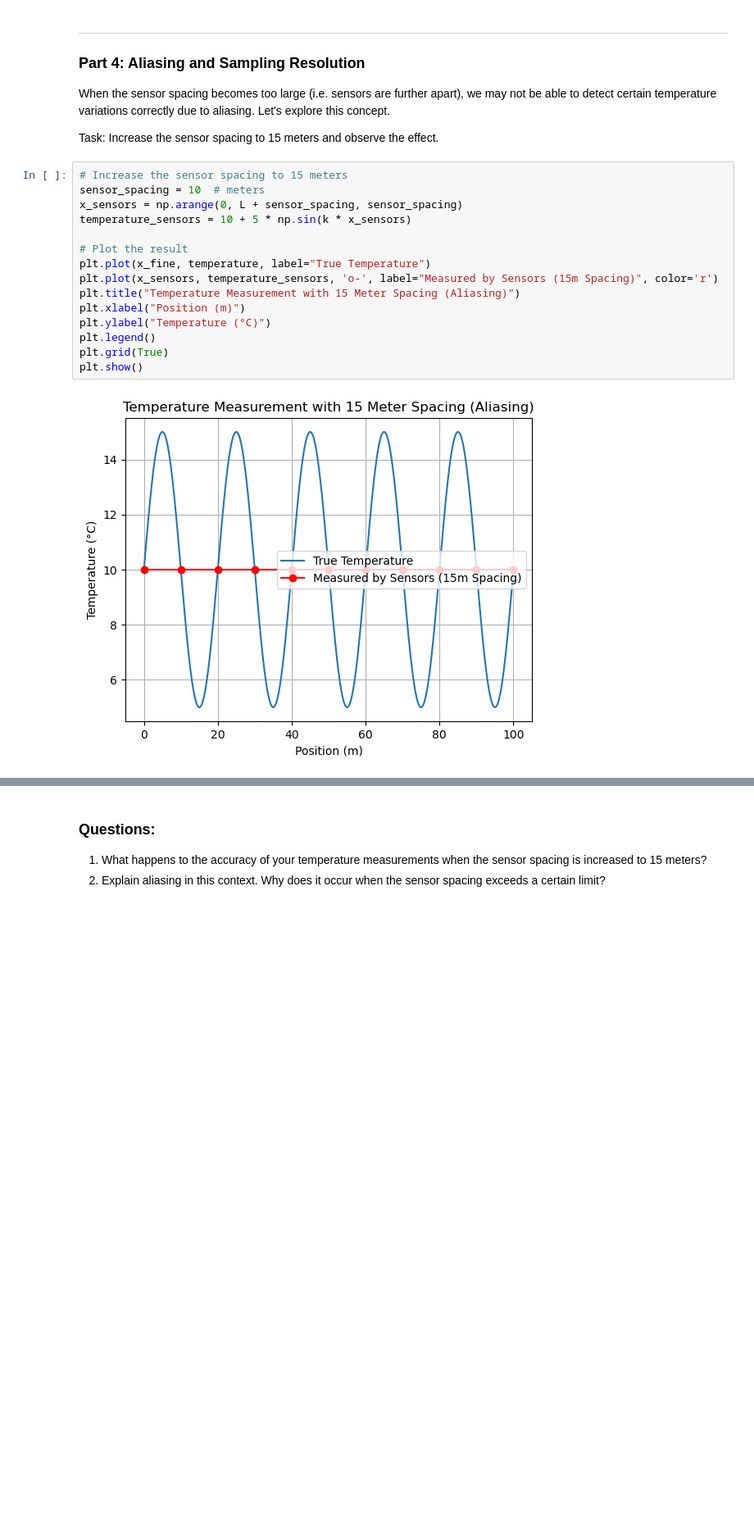
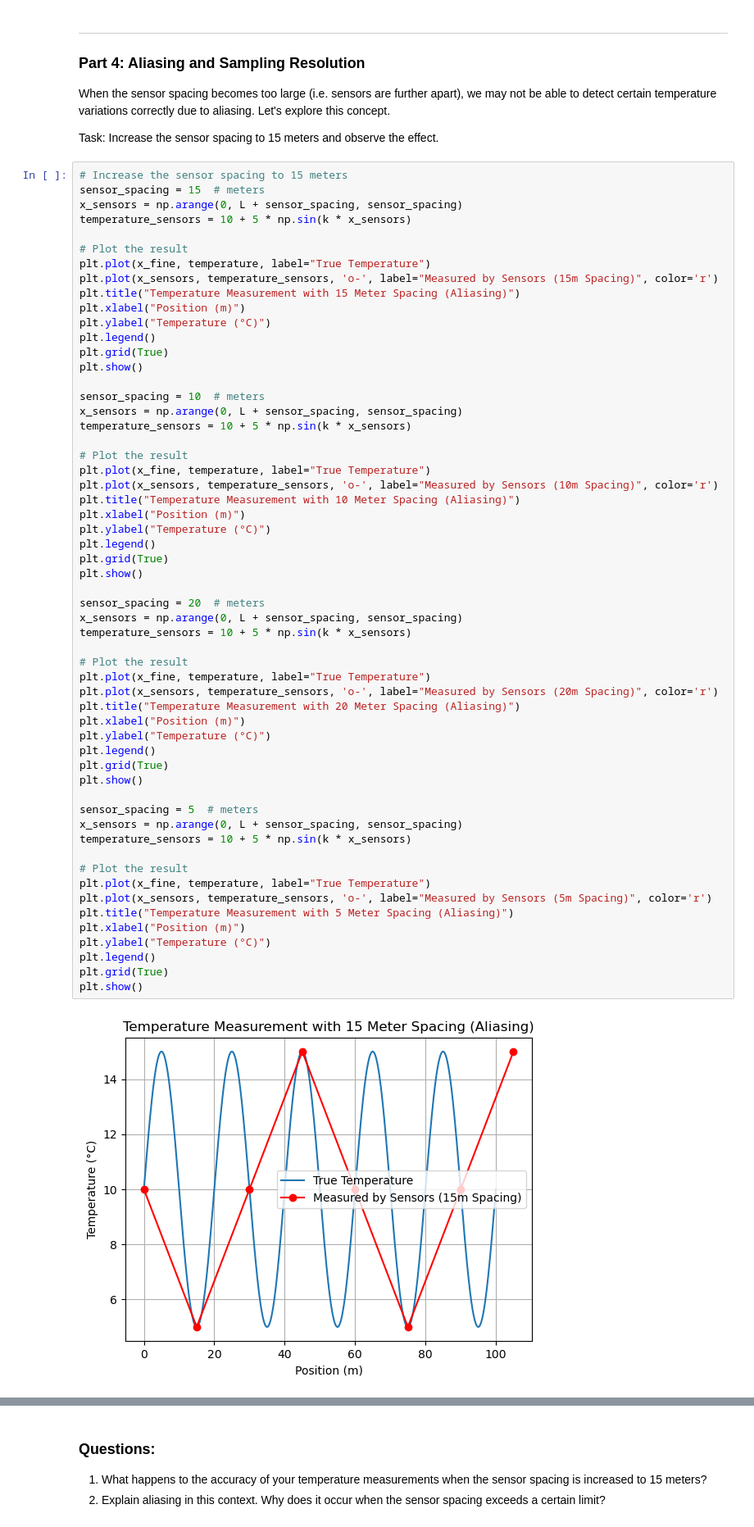
Before and after one commit to acgaribay/Meteo203-2526-Garibay, a Jupyter notebook: exercise_02/exercise_03_wavenumbers.ipynb, the cells around one changed output, grey strips where cells are left out. Shown: that part at 82% size. Cells and saved outputs as stored; diff of their text form; blank space fills up the shorter version.

```diff
--- a/exercise_02/exercise_03_wavenumbers.ipynb
+++ b/exercise_02/exercise_03_wavenumbers.ipynb
@@ -122,18 +134,60 @@ When the sensor spacing becomes too large (i.e. sensors are further apart), we m
 Task: Increase the sensor spacing to 15 meters and observe the effect.
 # %%
 # Increase the sensor spacing to 15 meters
-sensor_spacing = 10  # meters
+sensor_spacing = 15  # meters
 x_sensors = np.arange(0, L + sensor_spacing, sensor_spacing)
 temperature_sensors = 10 + 5 * np.sin(k * x_sensors)
 
 # Plot the result
 plt.plot(x_fine, temperature, label="True Temperature")
 plt.plot(x_sensors, temperature_sensors, 'o-', label="Measured by Sensors (15m Spacing)", color='r')
 plt.title("Temperature Measurement with 15 Meter Spacing (Aliasing)")
 plt.xlabel("Position (m)")
 plt.ylabel("Temperature (°C)")
 plt.legend()
 plt.grid(True)
 plt.show()
+
+sensor_spacing = 10  # meters
+x_sensors = np.arange(0, L + sensor_spacing, sensor_spacing)
+temperature_sensors = 10 + 5 * np.sin(k * x_sensors)
+
+# Plot the result
+plt.plot(x_fine, temperature, label="True Temperature")
+plt.plot(x_sensors, temperature_sensors, 'o-', label="Measured by Sensors (10m Spacing)", color='r')
+plt.title("Temperature Measurement with 10 Meter Spacing (Aliasing)")
+plt.xlabel("Position (m)")
+plt.ylabel("Temperature (°C)")
+plt.legend()
+plt.grid(True)
+plt.show()
+
+sensor_spacing = 20  # meters
+x_sensors = np.arange(0, L + sensor_spacing, sensor_spacing)
+temperature_sensors = 10 + 5 * np.sin(k * x_sensors)
+
+# Plot the result
+plt.plot(x_fine, temperature, label="True Temperature")
+plt.plot(x_sensors, temperature_sensors, 'o-', label="Measured by Sensors (20m Spacing)", color='r')
+plt.title("Temperature Measurement with 20 Meter Spacing (Aliasing)")
+plt.xlabel("Position (m)")
+plt.ylabel("Temperature (°C)")
+plt.legend()
+plt.grid(True)
+plt.show()
+
+sensor_spacing = 5  # meters
+x_sensors = np.arange(0, L + sensor_spacing, sensor_spacing)
+temperature_sensors = 10 + 5 * np.sin(k * x_sensors)
+
+# Plot the result
+plt.plot(x_fine, temperature, label="True Temperature")
+plt.plot(x_sensors, temperature_sensors, 'o-', label="Measured by Sensors (5m Spacing)", color='r')
+plt.title("Temperature Measurement with 5 Meter Spacing (Aliasing)")
+plt.xlabel("Position (m)")
+plt.ylabel("Temperature (°C)")
+plt.legend()
+plt.grid(True)
+plt.show()
 # %% [output]
-[figure, old version]
+[figure, new version]
```
Also changed, not shown: parts of 6 cells of this notebook.
